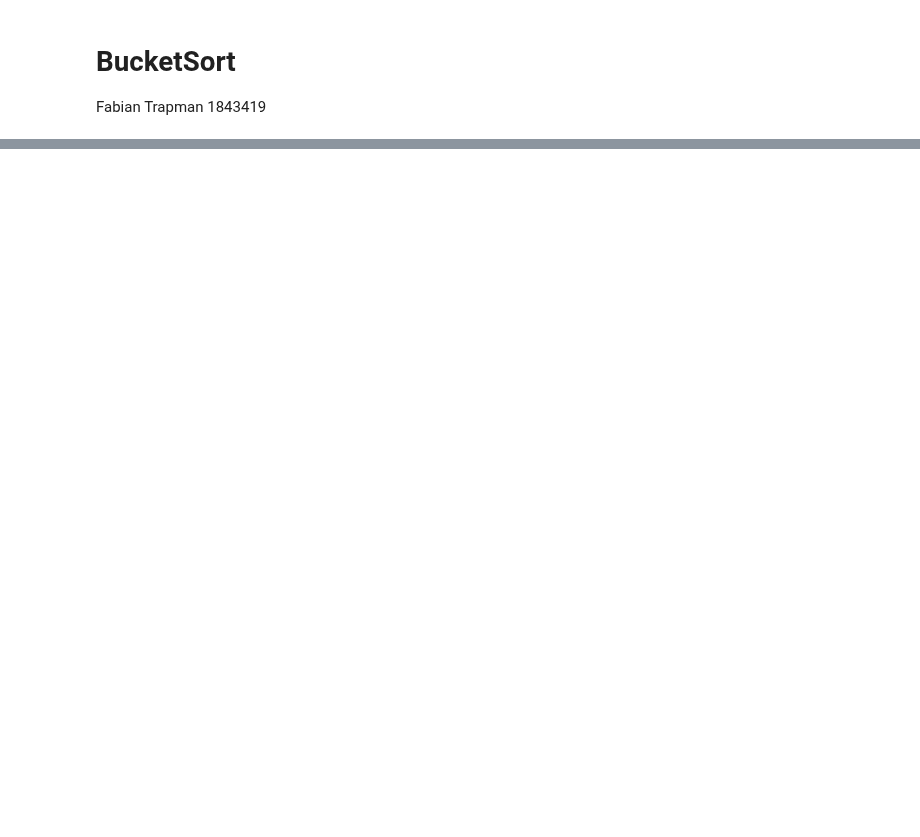
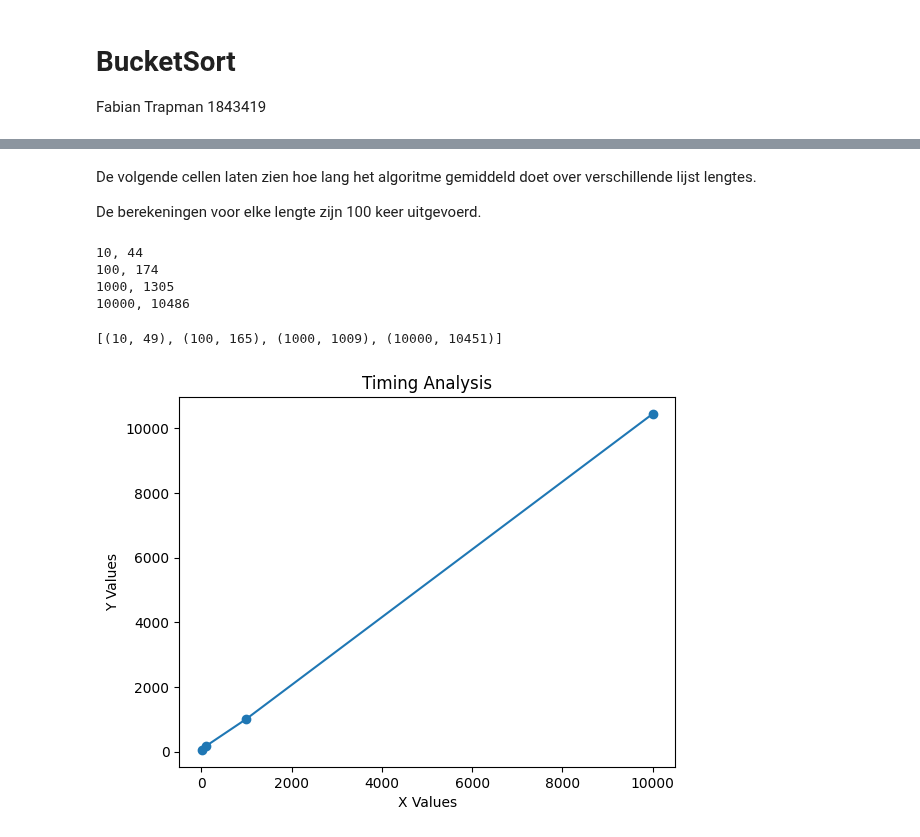
Before and after one commit to FabianTrapman/BucketSortV2, a Jupyter notebook: src/visualisatie.ipynb, the cells around one changed output, grey strips where cells are left out. Saved outputs shown, nothing was run; the diff lists cells and outputs as text; code cells hidden in the pictures; blank space fills up the shorter version.

```diff
--- a/src/visualisatie.ipynb
+++ b/src/visualisatie.ipynb
@@ -21,0 +38,32 @@ Na BucketSort:
+# %% [markdown]
+De volgende cellen laten zien hoe lang het algoritme gemiddeld doet over verschillende lijst lengtes.
+
+De berekeningen voor elke lengte zijn 100 keer uitgevoerd.
+# %%
+def analyze_timing():
+    output = run_cpp_program()
+    timing_values = [tuple(map(int, pair.split(', '))) for pair in output.split('\n') if pair]
+
+    print(timing_values)
+
+    # Unpack the tuples into separate lists for x and y values
+    x_values, y_values = zip(*timing_values)
+
+    # Plot the data
+    plt.plot(x_values, y_values, marker='o', linestyle='-')
+    plt.title('Timing Analysis')
+    plt.xlabel('X Values')
+    plt.ylabel('Y Values')
+    plt.show()
+# %%
+print(run_cpp_program())
+# %% [output]
+10, 44
+100, 174
+1000, 1305
+10000, 10486
+# %%
+analyze_timing()
+# %% [output]
+[(10, 49), (100, 165), (1000, 1009), (10000, 10451)]
+[figure, added]
```
Also changed, not shown: parts of 6 cells of this notebook, 3 other files.
